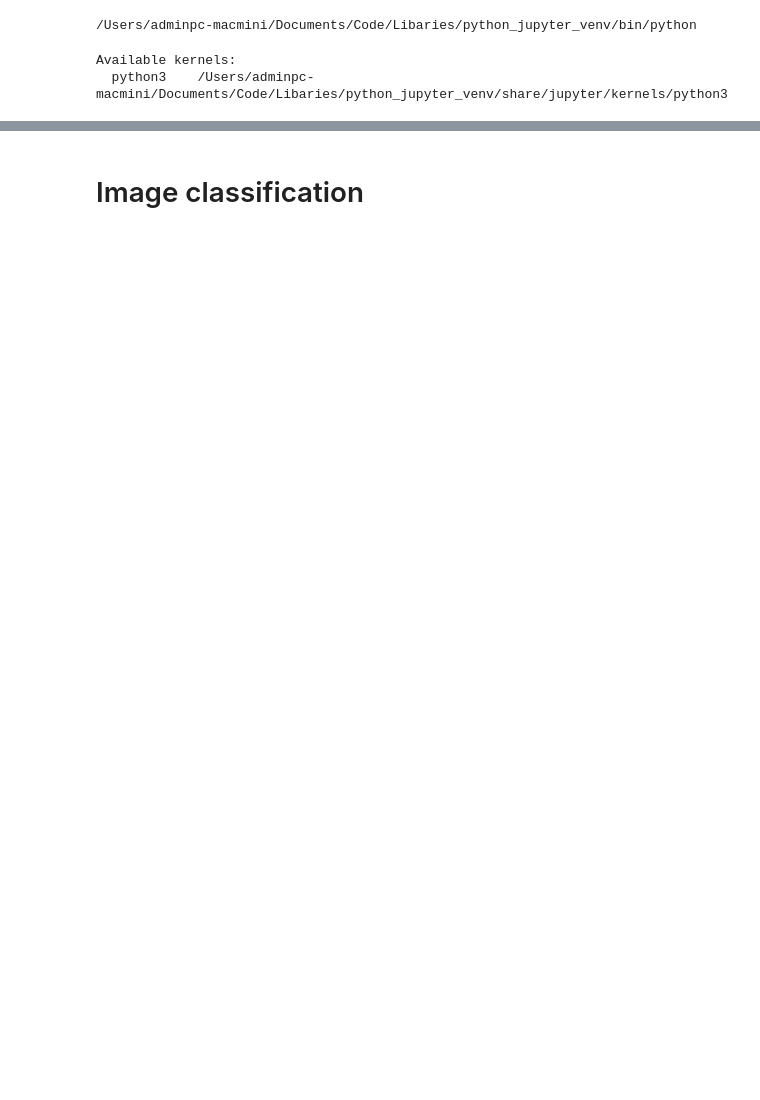
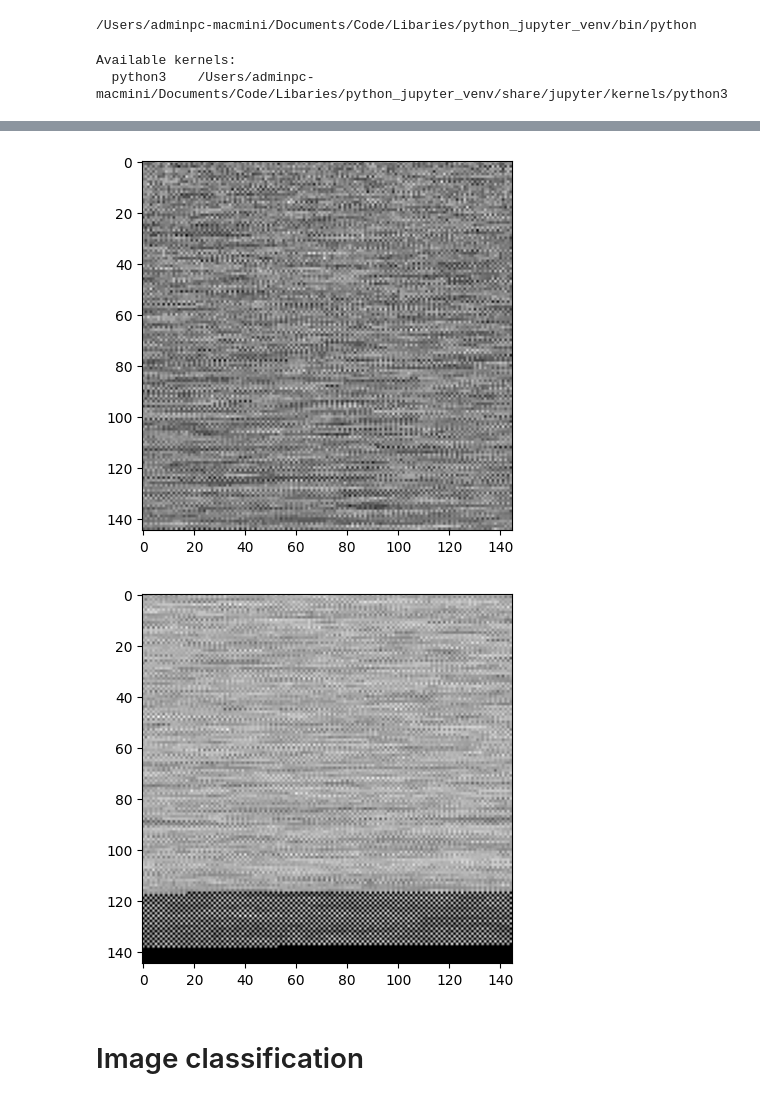
Before and after one commit to A-Ariyanuchitkul/G20_ML2023, a Jupyter notebook: project.ipynb, the cells around one changed output, grey strips where cells are left out. Cells and saved outputs as stored; diff of their text form; code cells hidden in the pictures; blank space fills up the shorter version.

```diff
--- a/project.ipynb
+++ b/project.ipynb
@@ -344,3 +392,12 @@ from tensorflow import keras
+# %%
+fmri_test_training_index = random.randint(0, global_X_train_2D.shape[0] - 1)
+plt.imshow(global_X_train_2D[fmri_test_training_index].reshape(2, 145, 145)[0], cmap='gray')
+plt.show()
+plt.imshow(global_X_train_2D[fmri_test_training_index].reshape(2, 145, 145)[1], cmap='gray')
+plt.show()
+# %% [output]
+[figure, added]
+[figure, added]
 # %% [markdown]
 # Image classification
 # %%
```
Also changed, not shown: parts of 37 cells of this notebook.
